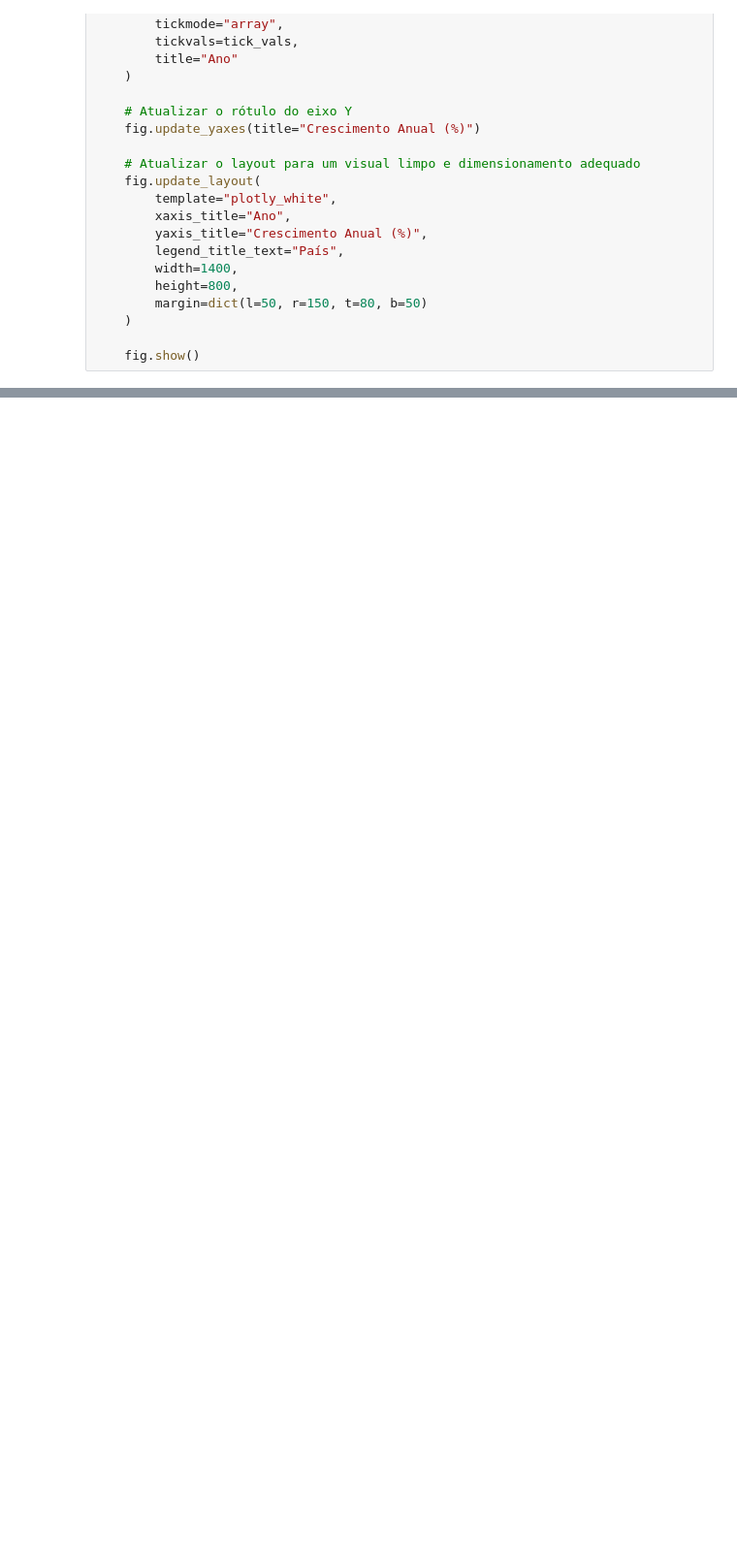
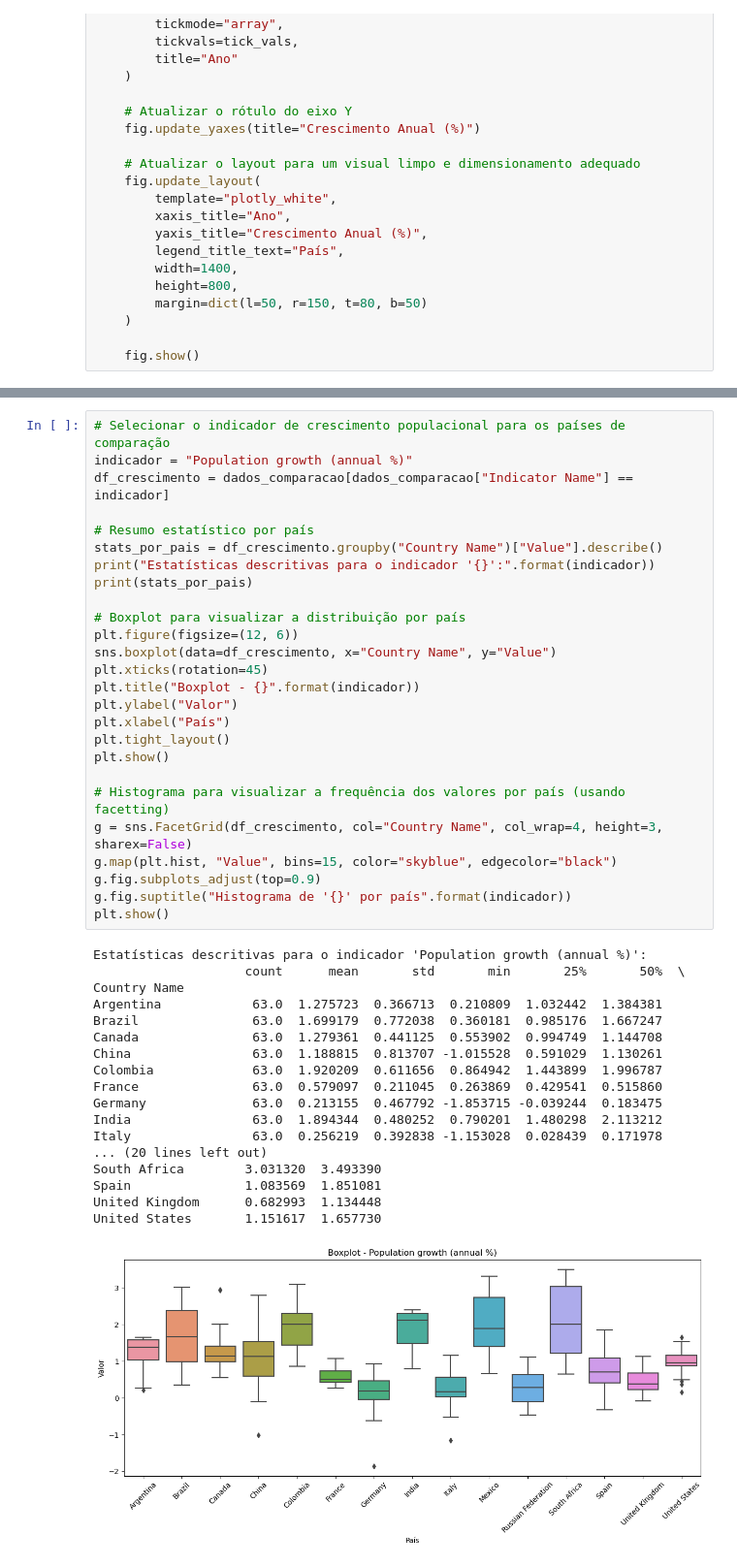
Before and after one commit to PrimeRibs2501/SME0852-SME0829, a Jupyter notebook: trab3.ipynb, the cells around one changed output, grey strips where cells are left out. Shown at 97% size. Saved outputs shown, nothing was run; the diff lists cells and outputs as text; blank space fills up the shorter version.

```diff
--- a/trab3.ipynb
+++ b/trab3.ipynb
@@ -677,0 +598,45 @@ Text(0.5, 1.0, 'Percentual de População Adulta por País')
+# %%
+# Selecionar o indicador de crescimento populacional para os países de comparação
+indicador = "Population growth (annual %)"
+df_crescimento = dados_comparacao[dados_comparacao["Indicator Name"] == indicador]
+
+# Resumo estatístico por país
+stats_por_pais = df_crescimento.groupby("Country Name")["Value"].describe()
+print("Estatísticas descritivas para o indicador '{}':".format(indicador))
+print(stats_por_pais)
+
+# Boxplot para visualizar a distribuição por país
+plt.figure(figsize=(12, 6))
+sns.boxplot(data=df_crescimento, x="Country Name", y="Value")
+plt.xticks(rotation=45)
+plt.title("Boxplot - {}".format(indicador))
+plt.ylabel("Valor")
+plt.xlabel("País")
+plt.tight_layout()
+plt.show()
+
+# Histograma para visualizar a frequência dos valores por país (usando facetting)
+g = sns.FacetGrid(df_crescimento, col="Country Name", col_wrap=4, height=3, sharex=False)
+g.map(plt.hist, "Value", bins=15, color="skyblue", edgecolor="black")
+g.fig.subplots_adjust(top=0.9)
+g.fig.suptitle("Histograma de '{}' por país".format(indicador))
+plt.show()
+# %% [output]
+Estatísticas descritivas para o indicador 'Population growth (annual %)':
+                    count      mean       std       min       25%       50%  \
+Country Name
+Argentina            63.0  1.275723  0.366713  0.210809  1.032442  1.384381
+Brazil               63.0  1.699179  0.772038  0.360181  0.985176  1.667247
+Canada               63.0  1.279361  0.441125  0.553902  0.994749  1.144708
+China                63.0  1.188815  0.813707 -1.015528  0.591029  1.130261
+Colombia             63.0  1.920209  0.611656  0.864942  1.443899  1.996787
+France               63.0  0.579097  0.211045  0.263869  0.429541  0.515860
+Germany              63.0  0.213155  0.467792 -1.853715 -0.039244  0.183475
+India                63.0  1.894344  0.480252  0.790201  1.480298  2.113212
+Italy                63.0  0.256219  0.392838 -1.153028  0.028439  0.171978
+... (20 lines left out)
+South Africa        3.031320  3.493390
+Spain               1.083569  1.851081
+United Kingdom      0.682993  1.134448
+United States       1.151617  1.657730
+[figure, added]
```
Also changed, not shown: parts of 20 cells of this notebook, 2 other files.
